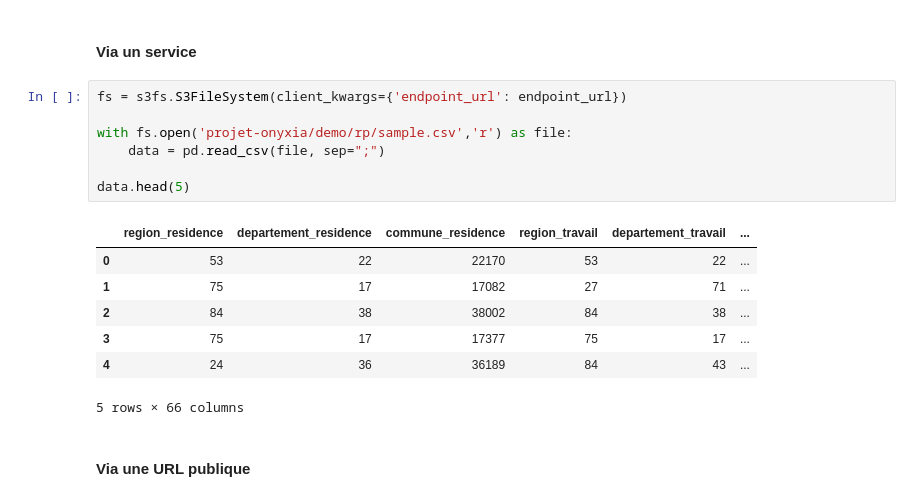
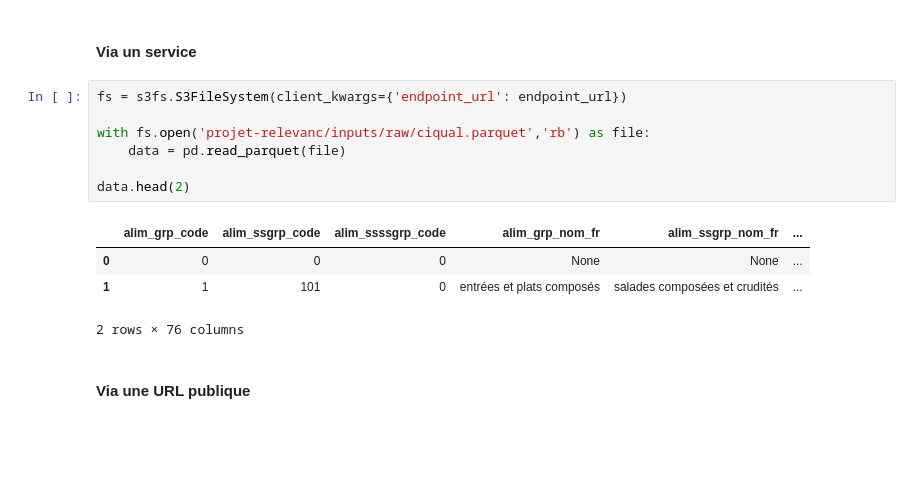
Before and after one commit to linogaliana/ensai-seminaire-bigdata-part1, a Jupyter notebook: s3.ipynb, the cells around one changed output. Drawn from its saved outputs; the diff is of its cells as text; blank space fills up the shorter version.

```diff
--- a/s3.ipynb
+++ b/s3.ipynb
@@ -61,17 +62,14 @@ print(os.environ['MC_HOST_s3'])
 # %%
 fs = s3fs.S3FileSystem(client_kwargs={'endpoint_url': endpoint_url})
 
-with fs.open('projet-onyxia/demo/rp/sample.csv','r') as file:
-    data = pd.read_csv(file, sep=";")
+with fs.open('projet-relevanc/inputs/raw/ciqual.parquet','rb') as file:
+    data = pd.read_parquet(file)
 
-data.head(5)
+data.head(2)
 # %% [output]
-|  | region_residence | departement_residence | commune_residence | region_travail | departement_travail | ... |
-| 0 | 53 | 22 | 22170 | 53 | 22 | ... |
-| 1 | 75 | 17 | 17082 | 27 | 71 | ... |
-| 2 | 84 | 38 | 38002 | 84 | 38 | ... |
-| 3 | 75 | 17 | 17377 | 75 | 17 | ... |
-| 4 | 24 | 36 | 36189 | 84 | 43 | ... |
+|  | alim_grp_code | alim_ssgrp_code | alim_ssssgrp_code | alim_grp_nom_fr | alim_ssgrp_nom_fr | ... |
+| 0 | 0 | 0 | 0 | None | None | ... |
+| 1 | 1 | 101 | 0 | entrées et plats composés | salades composées et crudités | ... |
-5 rows × 66 columns
+2 rows × 76 columns
 # %% [markdown]
 #### Via une URL publique
```
Also changed, not shown: parts of 9 cells of this notebook.
